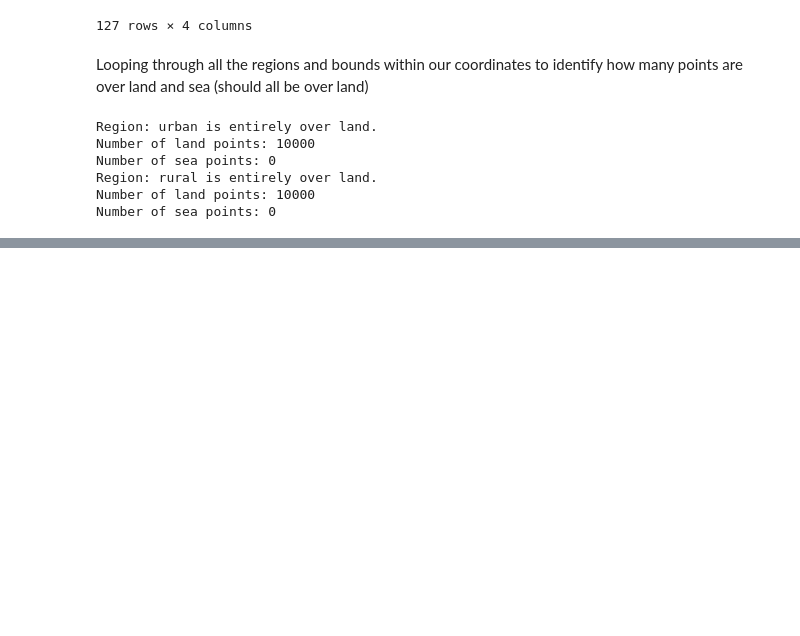
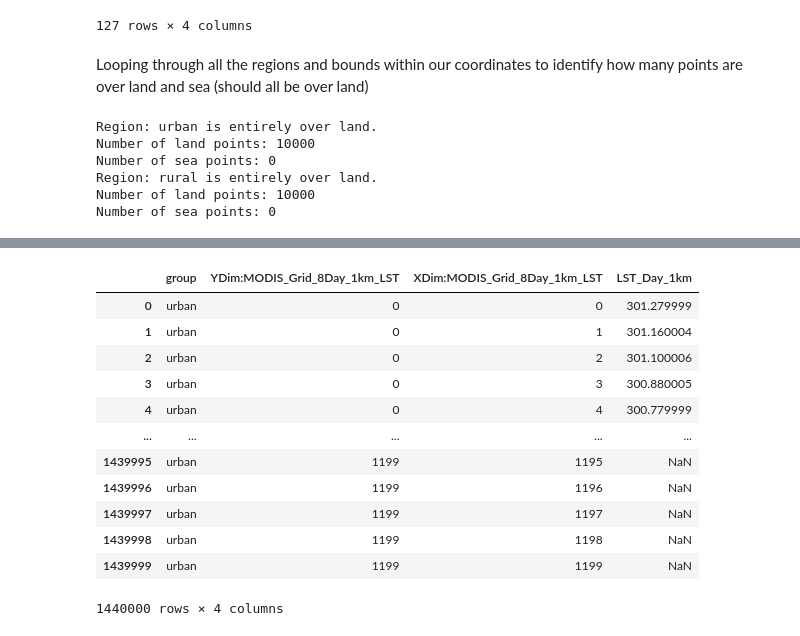
Before and after one commit to jirvingphd/nasa-earth-science, a Jupyter notebook: heat-island-analysis.ipynb, the cells around one changed output, grey strips where cells are left out. Saved outputs shown, nothing was run; the diff lists cells and outputs as text; code cells hidden in the pictures; blank space fills up the shorter version.

```diff
--- a/heat-island-analysis.ipynb
+++ b/heat-island-analysis.ipynb
@@ -683,14 +686,18 @@ hdf_files.head()
 | 2 | urban | s3://lp-prod-protected/MOD11A2.06... | ./data/MODIS-LST/Atlanta_GA/urban... | G2704231484-LPCLOUD | MODIS/Terra Land Surface Temperat... | 2023-05-25T00:00:00.000Z | 2023-06-01T23:59:59.000Z | N/A | xml |
 | 4 | urban | https://data.lpdaac.earthdataclou... | ./data/MODIS-LST/Atlanta_GA/urban... | G2709346843-LPCLOUD | MODIS/Terra Land Surface Temperat... | 2023-06-02T00:00:00.000Z | 2023-06-09T23:59:59.000Z | N/A | hdf |
 | 5 | urban | https://data.lpdaac.earthdataclou... | ./data/MODIS-LST/Atlanta_GA/urban... | G2709346843-LPCLOUD | MODIS/Terra Land Surface Temperat... | 2023-06-02T00:00:00.000Z | 2023-06-09T23:59:59.000Z | N/A | xml |
+# %%
+# storing hdf and xml files in their own dataset
+xml_files = hdf_and_xml_files.loc[hdf_and_xml_files['type'] == 'xml'].drop(columns=['url'])
+hdf_files = hdf_and_xml_files.loc[hdf_and_xml_files['type'] == 'hdf'].drop(columns=['url'])
 # %% [markdown]
 ### Using Xarray on the first row of the dataset
 # %%
 # grabbing one ropw of the dataset to test on
-fpath = hdf_files.iloc[0]['fpath']
+hdf_fpath = hdf_files.iloc[0]['fpath']
 
 # Load in example dataset
-dataset = xr.open_dataset(fpath, engine='netcdf4')
+dataset = xr.open_dataset(hdf_fpath, engine='netcdf4')
 [i for i in dir(dataset) if not i.startswith('_')]
 # dataset
 print(dataset)
@@ -799,3 +807,7 @@ Number of sea points: 0
 Region: rural is entirely over land.
 Number of land points: 10000
 Number of sea points: 0
+# %%
+file_list_dict = hdf_files.groupby('region')['fpath'].apply(list).to_dict()
+fpath = file_list_dict['rural'][0]
+fpath
@@ -801,0 +906,20 @@ Number of sea points: 0
+# %%
+i_sel = -1
+df_rural = ds_rural['LST_Day_1km'].isel(time=i_sel).to_dataframe().reset_index()
+df_urban = ds_urban['LST_Day_1km'].isel(time=i_sel).to_dataframe().reset_index()
+# %%
+df_urban
+# %% [output]
+|  | group | YDim:MODIS_Grid_8Day_1km_LST | XDim:MODIS_Grid_8Day_1km_LST | LST_Day_1km |
+| 0 | urban | 0 | 0 | 301.279999 |
+| 1 | urban | 0 | 1 | 301.160004 |
+| 2 | urban | 0 | 2 | 301.100006 |
+| 3 | urban | 0 | 3 | 300.880005 |
+| 4 | urban | 0 | 4 | 300.779999 |
+| ... | ... | ... | ... | ... |
+| 1439995 | urban | 1199 | 1195 | NaN |
+| 1439996 | urban | 1199 | 1196 | NaN |
+| 1439997 | urban | 1199 | 1197 | NaN |
+| 1439998 | urban | 1199 | 1198 | NaN |
+| 1439999 | urban | 1199 | 1199 | NaN |
+1440000 rows × 4 columns
```
Also changed, not shown: parts of 9 cells of this notebook.
